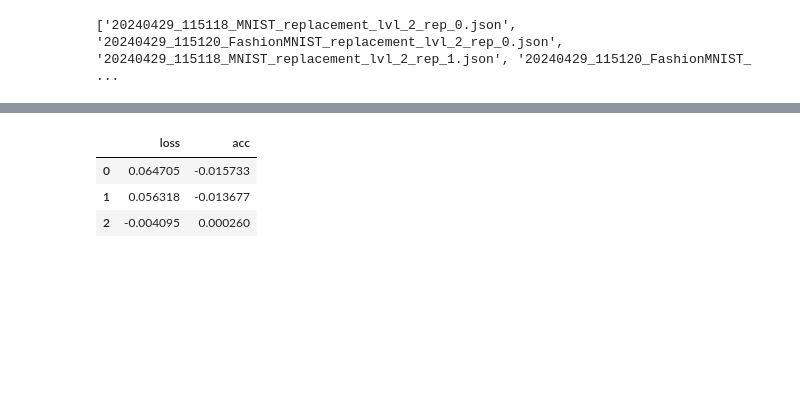
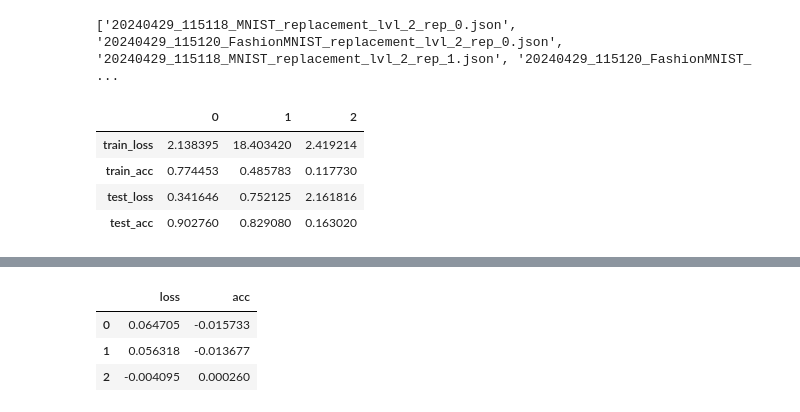
Before and after one commit to peiyong-addwater/Let-The-Quantum-Creep-In, a Jupyter notebook: notebooks/eqx/PlotEqxResults.ipynb, the cells around one changed output, grey strips where cells are left out. Saved outputs shown, nothing was run; the diff lists cells and outputs as text; code cells hidden in the pictures; blank space fills up the shorter version.

```diff
--- a/notebooks/eqx/PlotEqxResults.ipynb
+++ b/notebooks/eqx/PlotEqxResults.ipynb
@@ -89,22 +94,41 @@ processed_std = {}
 last_iter_avg = {}
 last_iter_std = {}
 
+first_iter_avg = {}
+first_iter_std = {}
+
 for dataset in datasets:
   processed_avg[dataset] = {}
   processed_std[dataset] = {}
   last_iter_avg[dataset] = {}
   last_iter_std[dataset] = {}
+  first_iter_avg[dataset] = {}
+  first_iter_std[dataset] = {}
   for replacement_lvl in replacement_lvls:
     metrics_avg, metrics_std = calculate_mean_std(dataset, replacement_lvl, res_folder)
     processed_avg[dataset][replacement_lvl] = metrics_avg
     processed_std[dataset][replacement_lvl] = metrics_std
     last_iter_avg[dataset][replacement_lvl] = {}
     last_iter_std[dataset][replacement_lvl] = {}
+    first_iter_avg[dataset][replacement_lvl] = {}
+    first_iter_std[dataset][replacement_lvl] = {}
     for metric in metrics:
       last_iter_avg[dataset][replacement_lvl][metric] = metrics_avg[metric][-1]
       last_iter_std[dataset][replacement_lvl][metric] = metrics_std[metric][-1]
+      first_iter_avg[dataset][replacement_lvl][metric] = metrics_avg[metric][0]
+      first_iter_std[dataset][replacement_lvl][metric] = metrics_std[metric][0]
 
 laster_iter_avg_df = {dataset:pd.DataFrame(last_iter_avg[dataset]) for dataset in datasets}
 laster_iter_std_df = {dataset:pd.DataFrame(last_iter_std[dataset]) for dataset in datasets}
+first_iter_avg_df = {dataset:pd.DataFrame(first_iter_avg[dataset]) for dataset in datasets}
+first_iter_std_df = {dataset:pd.DataFrame(first_iter_std[dataset]) for dataset in datasets}
 
 last_iter_gen_error = {dataset:pd.DataFrame({'loss':laster_iter_avg_df[dataset].loc['test_loss']-laster_iter_avg_df[dataset].loc['train_loss'], 'acc':laster_iter_avg_df[dataset].loc['test_acc']-laster_iter_avg_df[dataset].loc['train_acc']}) for dataset in datasets}
+# %%
+first_iter_avg_df['MNIST']
+# %% [output]
+|  | 0 | 1 | 2 |
+| train_loss | 2.138395 | 18.403420 | 2.419214 |
+| train_acc | 0.774453 | 0.485783 | 0.117730 |
+| test_loss | 0.341646 | 0.752125 | 2.161816 |
+| test_acc | 0.902760 | 0.829080 | 0.163020 |
```
Also changed, not shown: parts of 3 cells of this notebook, 1 other file.
